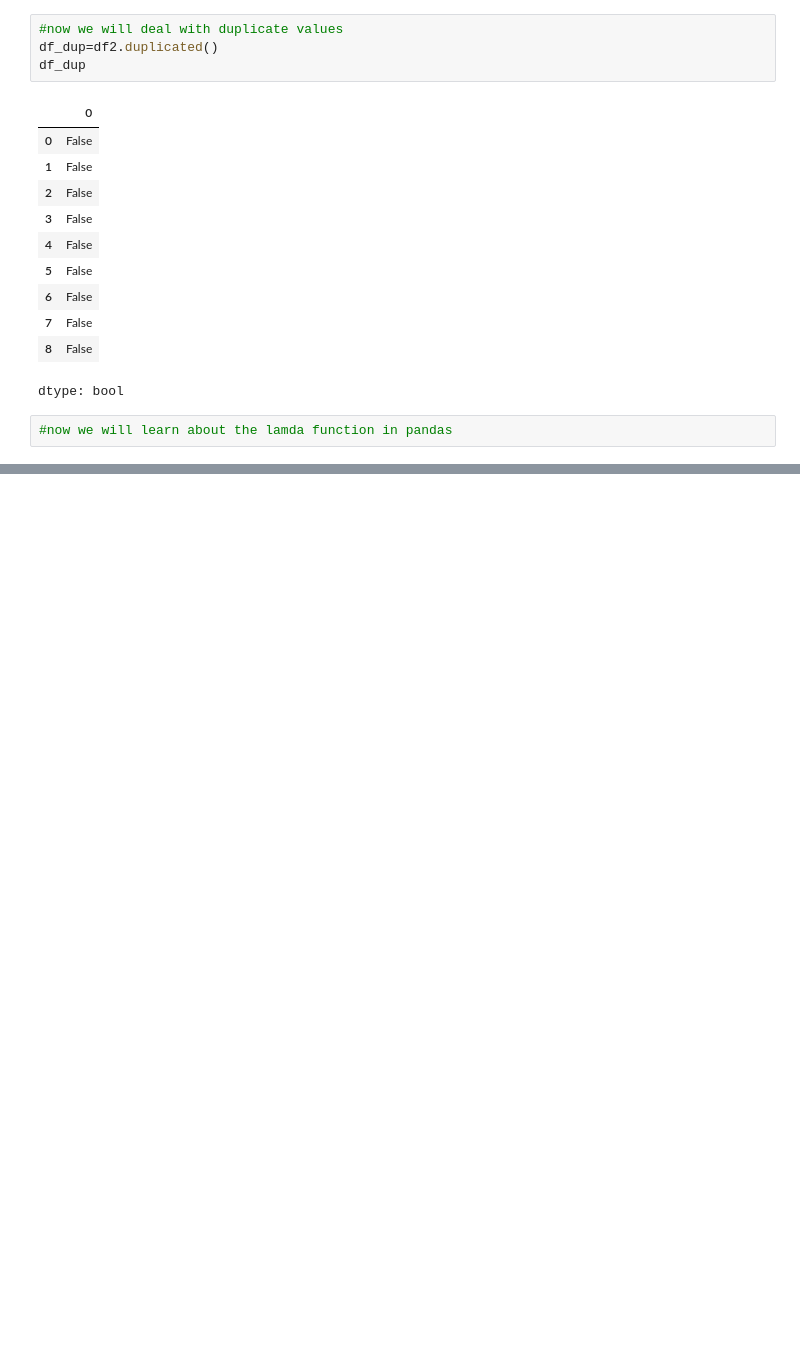
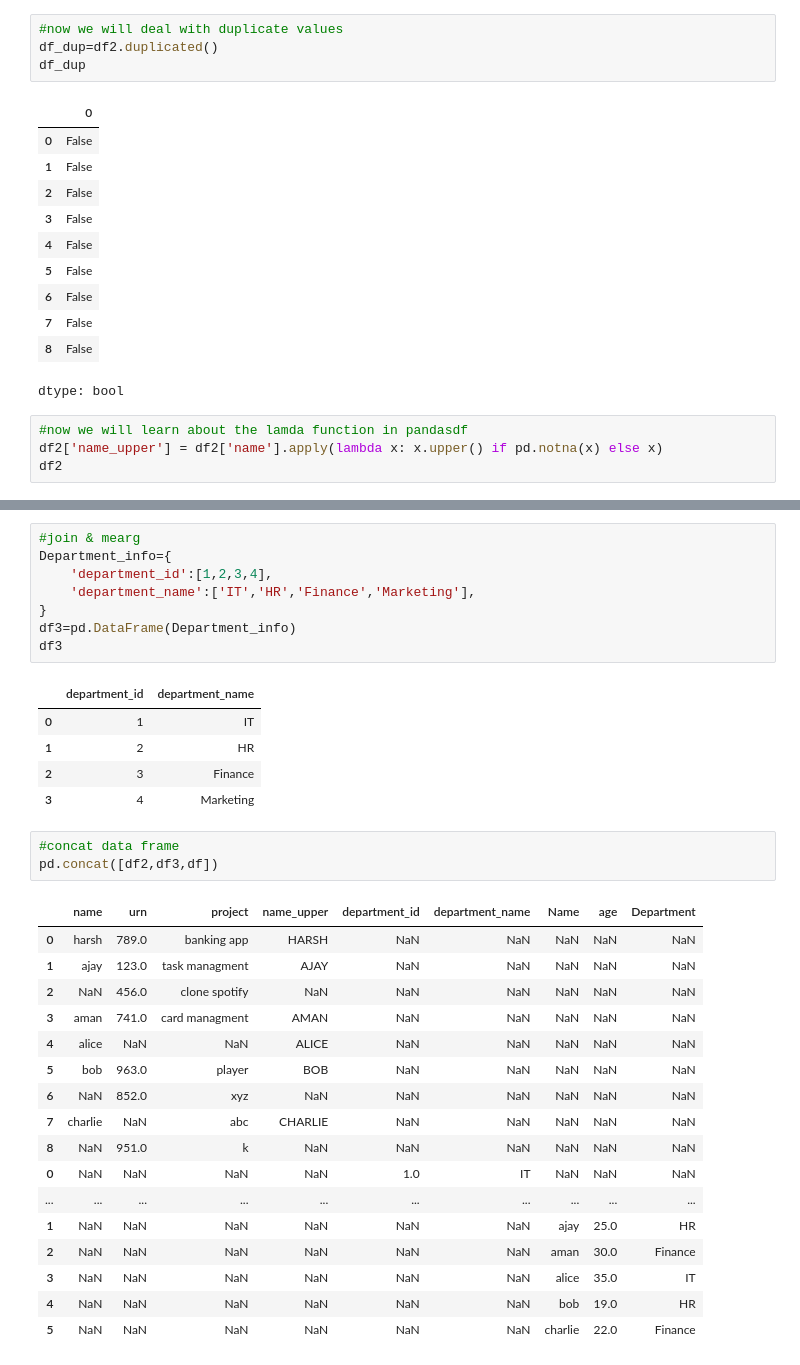
Before and after one commit to kailashchaudhary-p/Data-Science-Learning, a Jupyter notebook: Pandas/chapter 1/Untitled.ipynb, the cells around one changed output, grey strips where cells are left out. Saved outputs shown, nothing was run; the diff lists cells and outputs as text; blank space fills up the shorter version.

```diff
--- a/Pandas/chapter 1/Untitled.ipynb
+++ b/Pandas/chapter 1/Untitled.ipynb
@@ -432,4 +432,6 @@ df_dup
 | 8 | False |
 dtype: bool
 # %%
-#now we will learn about the lamda function in pandas
+#now we will learn about the lamda function in pandasdf
+df2['name_upper'] = df2['name'].apply(lambda x: x.upper() if pd.notna(x) else x)
+df2
@@ -435,0 +449,35 @@ dtype: bool
+# %%
+#join & mearg
+Department_info={
+    'department_id':[1,2,3,4],
+    'department_name':['IT','HR','Finance','Marketing'],
+}
+df3=pd.DataFrame(Department_info)
+df3
+# %% [output]
+|  | department_id | department_name |
+| 0 | 1 | IT |
+| 1 | 2 | HR |
+| 2 | 3 | Finance |
+| 3 | 4 | Marketing |
+# %%
+#concat data frame
+pd.concat([df2,df3,df])
+# %% [output]
+|  | name | urn | project | name_upper | department_id | department_name | Name | age | Department |
+| 0 | harsh | 789.0 | banking app | HARSH | NaN | NaN | NaN | NaN | NaN |
+| 1 | ajay | 123.0 | task managment | AJAY | NaN | NaN | NaN | NaN | NaN |
+| 2 | NaN | 456.0 | clone spotify | NaN | NaN | NaN | NaN | NaN | NaN |
+| 3 | aman | 741.0 | card managment | AMAN | NaN | NaN | NaN | NaN | NaN |
+| 4 | alice | NaN | NaN | ALICE | NaN | NaN | NaN | NaN | NaN |
+| 5 | bob | 963.0 | player | BOB | NaN | NaN | NaN | NaN | NaN |
+| 6 | NaN | 852.0 | xyz | NaN | NaN | NaN | NaN | NaN | NaN |
+| 7 | charlie | NaN | abc | CHARLIE | NaN | NaN | NaN | NaN | NaN |
+| 8 | NaN | 951.0 | k | NaN | NaN | NaN | NaN | NaN | NaN |
+| 0 | NaN | NaN | NaN | NaN | 1.0 | IT | NaN | NaN | NaN |
+| ... | ... | ... | ... | ... | ... | ... | ... | ... | ... |
+| 1 | NaN | NaN | NaN | NaN | NaN | NaN | ajay | 25.0 | HR |
+| 2 | NaN | NaN | NaN | NaN | NaN | NaN | aman | 30.0 | Finance |
+| 3 | NaN | NaN | NaN | NaN | NaN | NaN | alice | 35.0 | IT |
+| 4 | NaN | NaN | NaN | NaN | NaN | NaN | bob | 19.0 | HR |
+| 5 | NaN | NaN | NaN | NaN | NaN | NaN | charlie | 22.0 | Finance |
```
Also changed, not shown: parts of 4 cells of this notebook.
